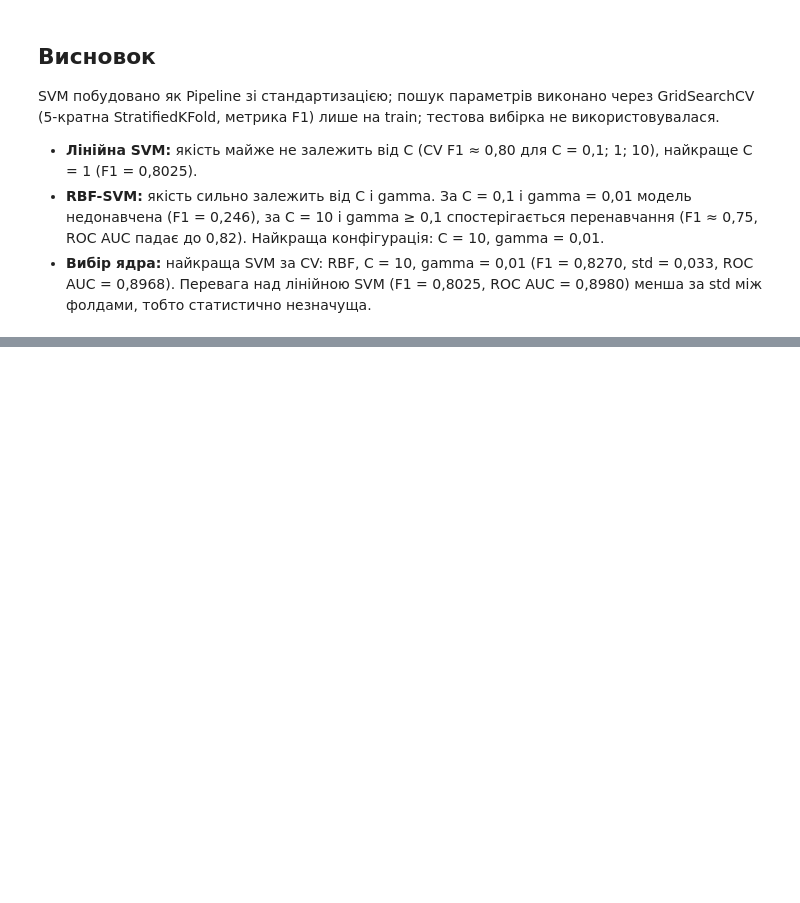
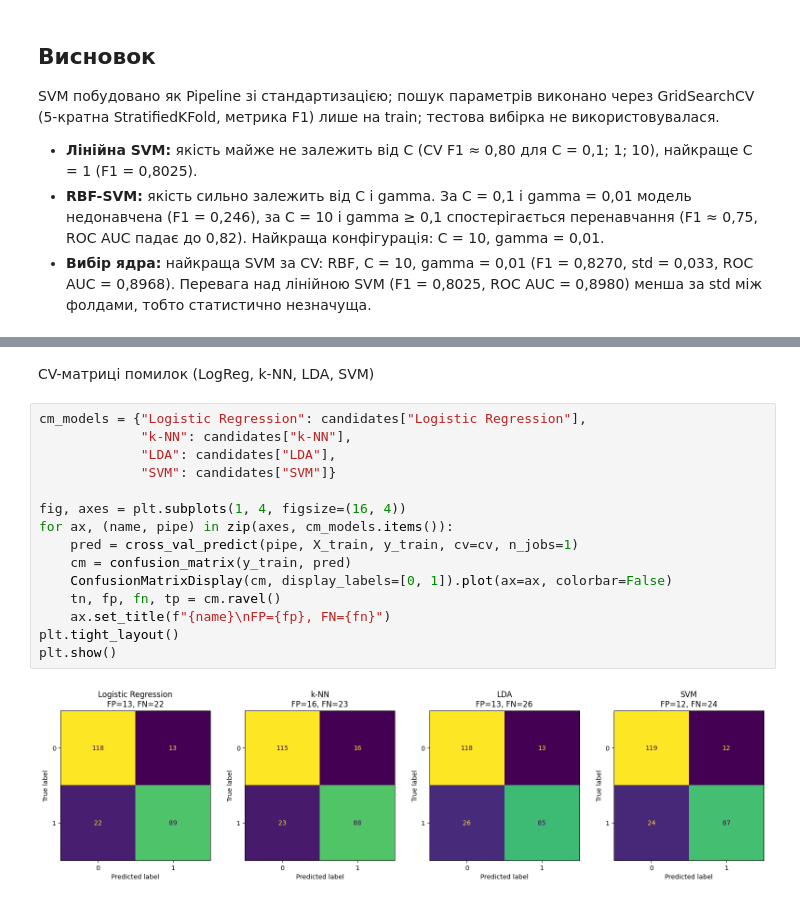
Before and after one commit to Oleh12342/pattern-recognition-practice, a Jupyter notebook: classification-mini-project/notebooks/PR04_Kulesh_O.ipynb, the cells around one changed output, grey strips where cells are left out. Drawn from its saved outputs; the diff is of its cells as text; blank space fills up the shorter version.

```diff
--- a/classification-mini-project/notebooks/PR04_Kulesh_O.ipynb
+++ b/classification-mini-project/notebooks/PR04_Kulesh_O.ipynb
@@ -695,0 +759,19 @@ SVM побудовано як Pipeline зі стандартизацією; по
+# %% [markdown]
+CV-матриці помилок (LogReg, k-NN, LDA, SVM)
+# %%
+cm_models = {"Logistic Regression": candidates["Logistic Regression"],
+             "k-NN": candidates["k-NN"],
+             "LDA": candidates["LDA"],
+             "SVM": candidates["SVM"]}
+
+fig, axes = plt.subplots(1, 4, figsize=(16, 4))
+for ax, (name, pipe) in zip(axes, cm_models.items()):
+    pred = cross_val_predict(pipe, X_train, y_train, cv=cv, n_jobs=1)
+    cm = confusion_matrix(y_train, pred)
+    ConfusionMatrixDisplay(cm, display_labels=[0, 1]).plot(ax=ax, colorbar=False)
+    tn, fp, fn, tp = cm.ravel()
+    ax.set_title(f"{name}\nFP={fp}, FN={fn}")
+plt.tight_layout()
+plt.show()
+# %% [output]
+[figure, added]
```
Also changed, not shown: parts of 24 cells of this notebook.
